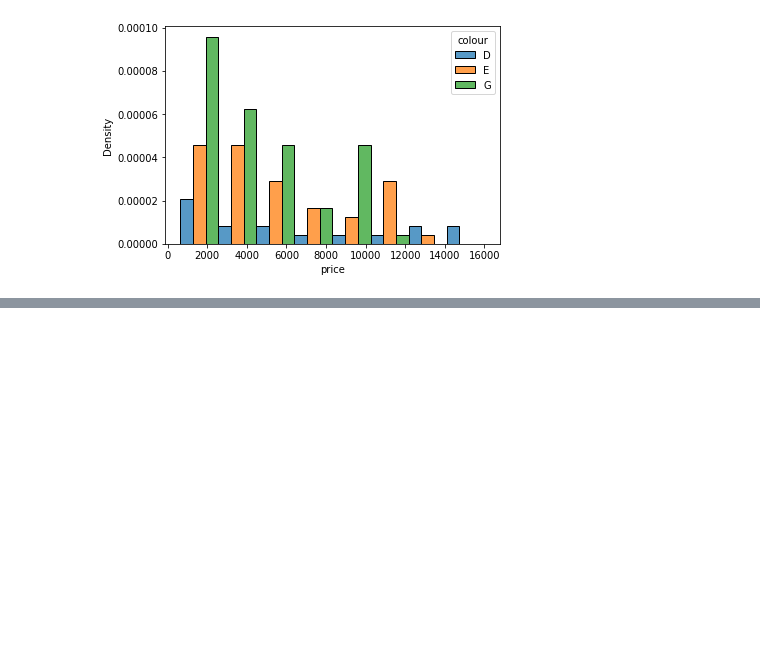
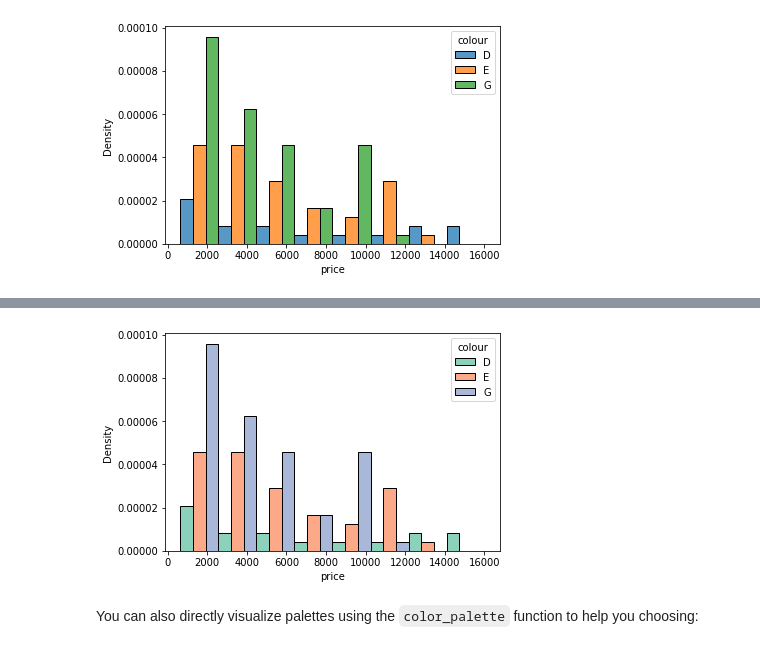
Before and after one commit to guiwitz/DAVPy, a Jupyter notebook: 15-Seaborn_concept.ipynb, the cells around one changed output, grey strips where cells are left out. Saved outputs shown, nothing was run; the diff lists cells and outputs as text; code cells hidden in the pictures; blank space fills up the shorter version.

Commit message:
changing markers, palettes

````diff
--- a/15-Seaborn_concept.ipynb
+++ b/15-Seaborn_concept.ipynb
@@ -91,0 +95,6 @@ sns.histplot(data=diams, x='price', hue='colour', multiple='dodge', stat='densit
+# %%
+sns.histplot(data=diams, x='price', hue='colour', multiple='dodge', stat='density', palette='Set2');
+# %% [output]
+[figure, added]
+# %% [markdown]
+You can also directly visualize palettes using the ```color_palette``` function to help you choosing:
````
Also changed, not shown: parts of 8 cells of this notebook.
